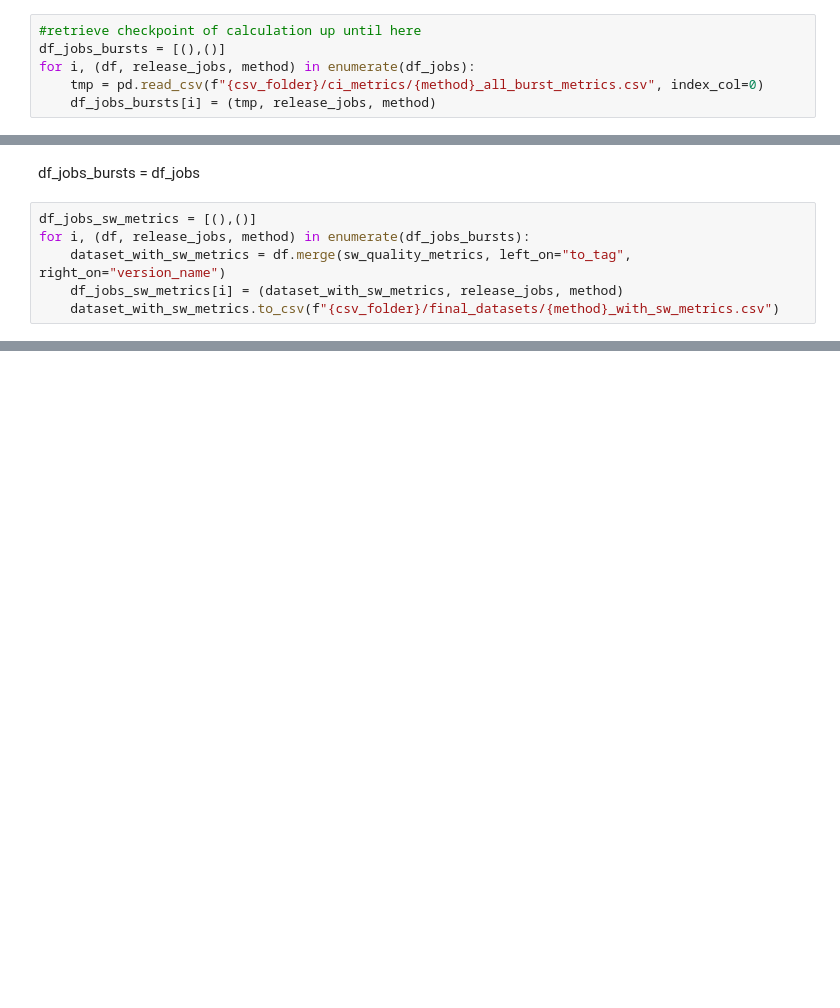
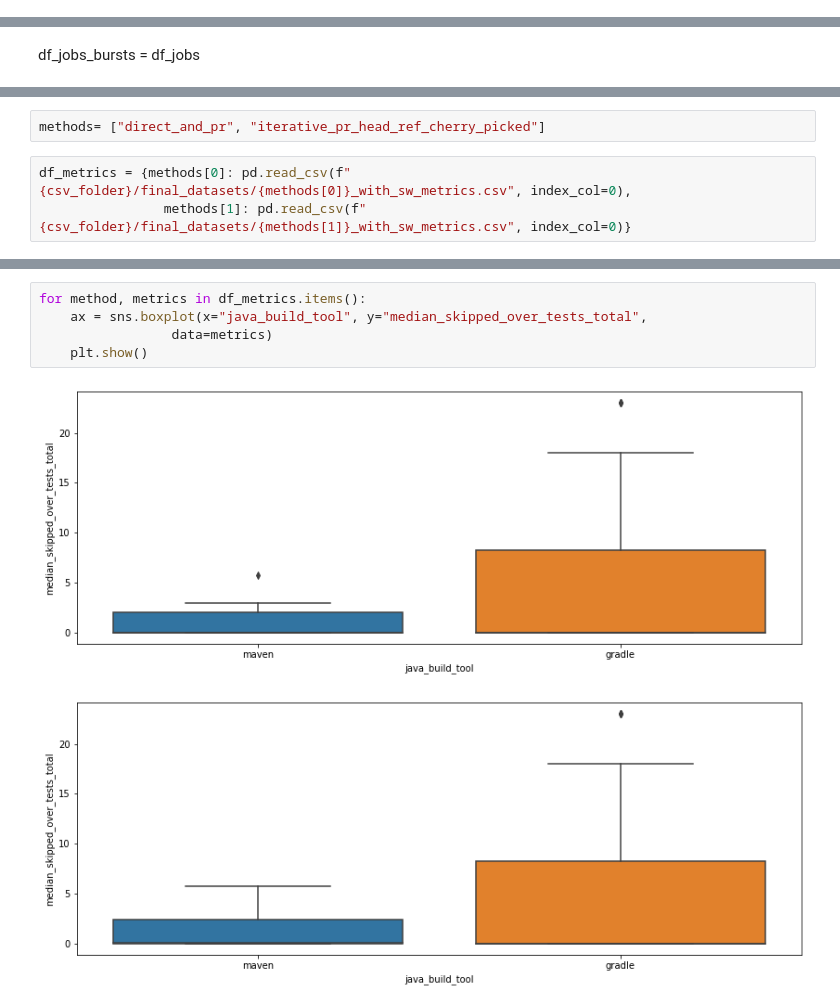
Before and after one commit to IncioMan/Continuous-Integration-metrics-for-post-release-bugs-prediction, a Jupyter notebook: notebooks/analysis/continuous_integration_metrics_for_releases.ipynb, the cells around one changed output, grey strips where cells are left out. Saved outputs shown, nothing was run; the diff lists cells and outputs as text; blank space fills up the shorter version.

```diff
--- a/notebooks/analysis/continuous_integration_metrics_for_releases.ipynb
+++ b/notebooks/analysis/continuous_integration_metrics_for_releases.ipynb
@@ -745,9 +764,3 @@ for i, (df, release_jobs, method) in enumerate(df_jobs_bursts):
 #checkpoint of calculation up until here
 for df_burst, release_jobs, method in df_jobs_bursts:
     df_burst.to_csv(f"{csv_folder}/ci_metrics/{method}_all_burst_metrics.csv")
-# %%
-#retrieve checkpoint of calculation up until here
-df_jobs_bursts = [(),()]
-for i, (df, release_jobs, method) in enumerate(df_jobs):
-    tmp = pd.read_csv(f"{csv_folder}/ci_metrics/{method}_all_burst_metrics.csv", index_col=0)
-    df_jobs_bursts[i] = (tmp, release_jobs, method)
@@ -804,9 +823,3 @@ set(sw_quality_metrics.version_name.values).difference(set(df_jobs_bursts[0][0].
 {'4.5.7', '5.1', '5.1.1', '5.1.2'}
 # %% [markdown]
 df_jobs_bursts = df_jobs
-# %%
-df_jobs_sw_metrics = [(),()]
-for i, (df, release_jobs, method) in enumerate(df_jobs_bursts):
-    dataset_with_sw_metrics = df.merge(sw_quality_metrics, left_on="to_tag", right_on="version_name")
-    df_jobs_sw_metrics[i] = (dataset_with_sw_metrics, release_jobs, method)
-    dataset_with_sw_metrics.to_csv(f"{csv_folder}/final_datasets/{method}_with_sw_metrics.csv")
@@ -812,0 +834,5 @@ for i, (df, release_jobs, method) in enumerate(df_jobs_bursts):
+# %%
+methods= ["direct_and_pr", "iterative_pr_head_ref_cherry_picked"]
+# %%
+df_metrics = {methods[0]: pd.read_csv(f"{csv_folder}/final_datasets/{methods[0]}_with_sw_metrics.csv", index_col=0),
+                methods[1]: pd.read_csv(f"{csv_folder}/final_datasets/{methods[1]}_with_sw_metrics.csv", index_col=0)}
@@ -812,0 +860,8 @@ for i, (df, release_jobs, method) in enumerate(df_jobs_bursts):
+# %%
+for method, metrics in df_metrics.items():
+    ax = sns.boxplot(x="java_build_tool", y="median_skipped_over_tests_total",
+                 data=metrics)
+    plt.show()
+# %% [output]
+[figure, added]
+[figure, added]
```
Also changed, not shown: parts of 16 cells of this notebook, 12 other files.
